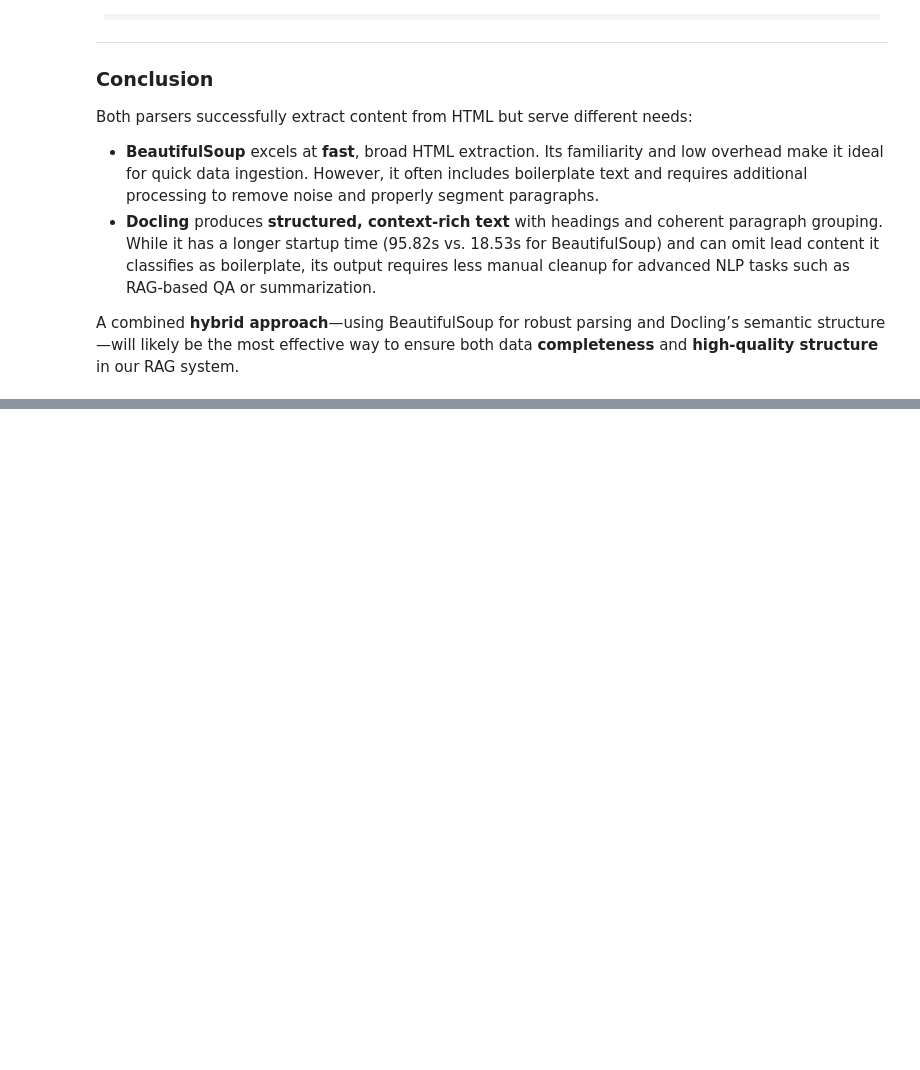
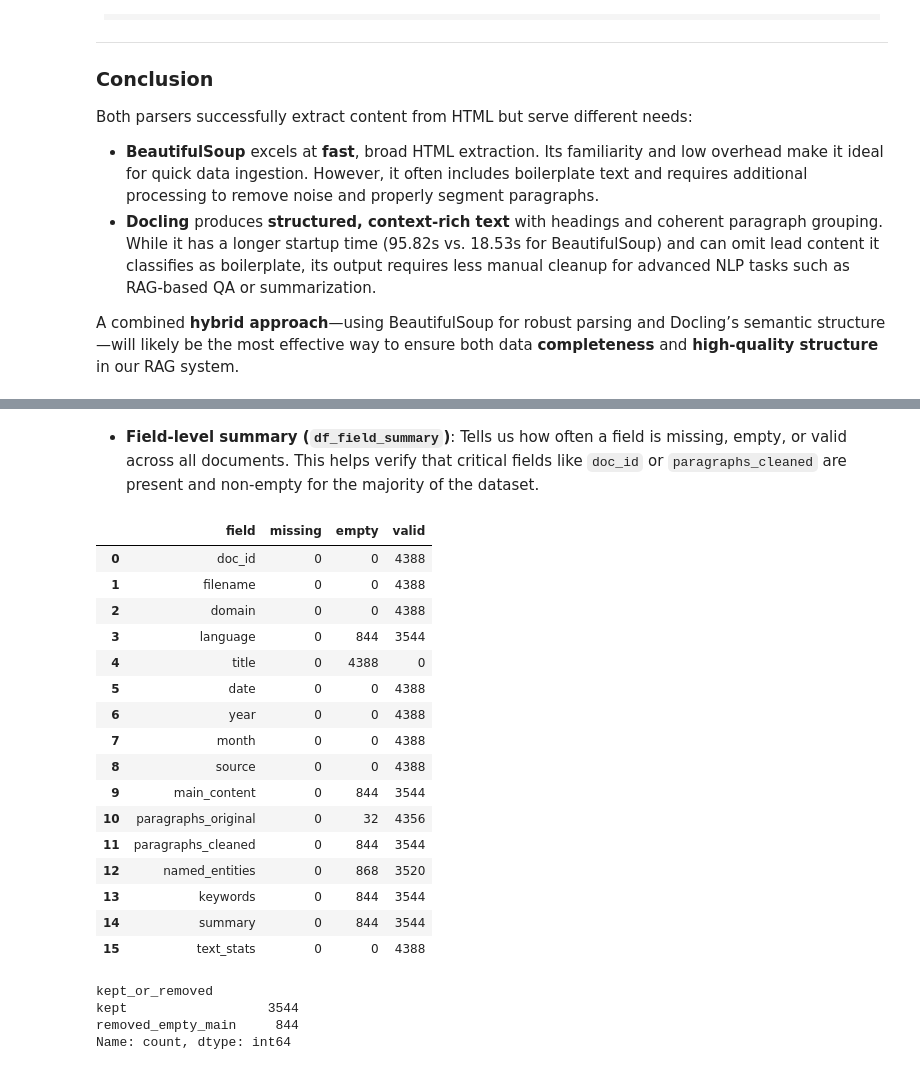
Before and after one commit to andrigerber/Adv_GenAI, a Jupyter notebook: Code/Comparison_BS_vs_Docling.ipynb, the cells around one changed output, grey strips where cells are left out. Drawn from its saved outputs; the diff is of its cells as text; code cells hidden in the pictures; blank space fills up the shorter version.

Commit message:
update validation now ready for chunking/embedding

```diff
--- a/Code/Comparison_BS_vs_Docling.ipynb
+++ b/Code/Comparison_BS_vs_Docling.ipynb
@@ -791,0 +1145,27 @@ This two-phase solution forms a solid foundation for any subsequent NLP tasks, e
+# %% [markdown]
+- **Field-level summary (`df_field_summary`)**: Tells us how often a field is missing, empty, or valid across all documents. This helps verify that critical fields like `doc_id` or `paragraphs_cleaned` are present and non-empty for the majority of the dataset.
+# %%
+display(df_field_summary)
+display(df_stats["kept_or_removed"].value_counts())
+# %% [output]
+|  | field | missing | empty | valid |
+| 0 | doc_id | 0 | 0 | 4388 |
+| 1 | filename | 0 | 0 | 4388 |
+| 2 | domain | 0 | 0 | 4388 |
+| 3 | language | 0 | 844 | 3544 |
+| 4 | title | 0 | 4388 | 0 |
+| 5 | date | 0 | 0 | 4388 |
+| 6 | year | 0 | 0 | 4388 |
+| 7 | month | 0 | 0 | 4388 |
+| 8 | source | 0 | 0 | 4388 |
+| 9 | main_content | 0 | 844 | 3544 |
+| 10 | paragraphs_original | 0 | 32 | 4356 |
+| 11 | paragraphs_cleaned | 0 | 844 | 3544 |
+| 12 | named_entities | 0 | 868 | 3520 |
+| 13 | keywords | 0 | 844 | 3544 |
+| 14 | summary | 0 | 844 | 3544 |
+| 15 | text_stats | 0 | 0 | 4388 |
+kept_or_removed
+kept                  3544
+removed_empty_main     844
+Name: count, dtype: int64
```
Also changed, not shown: parts of 19 cells of this notebook, 4 other files.
